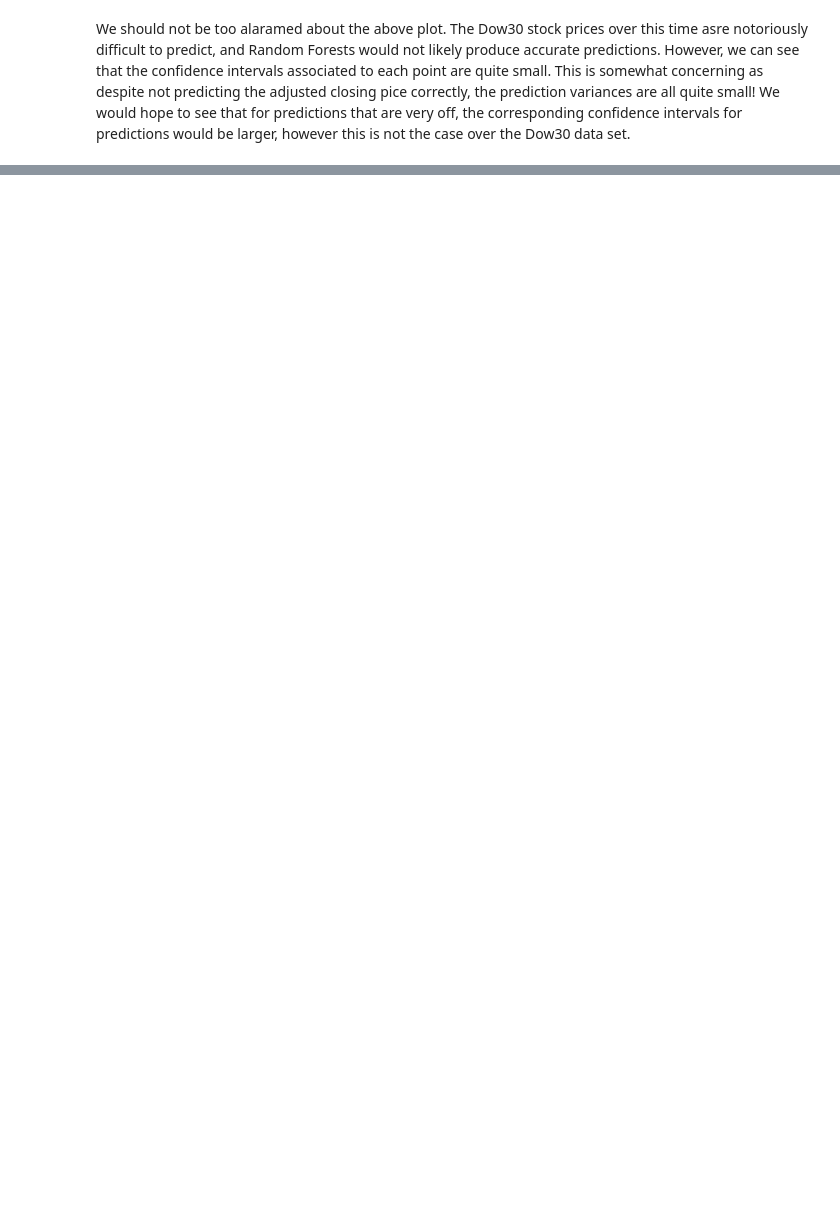
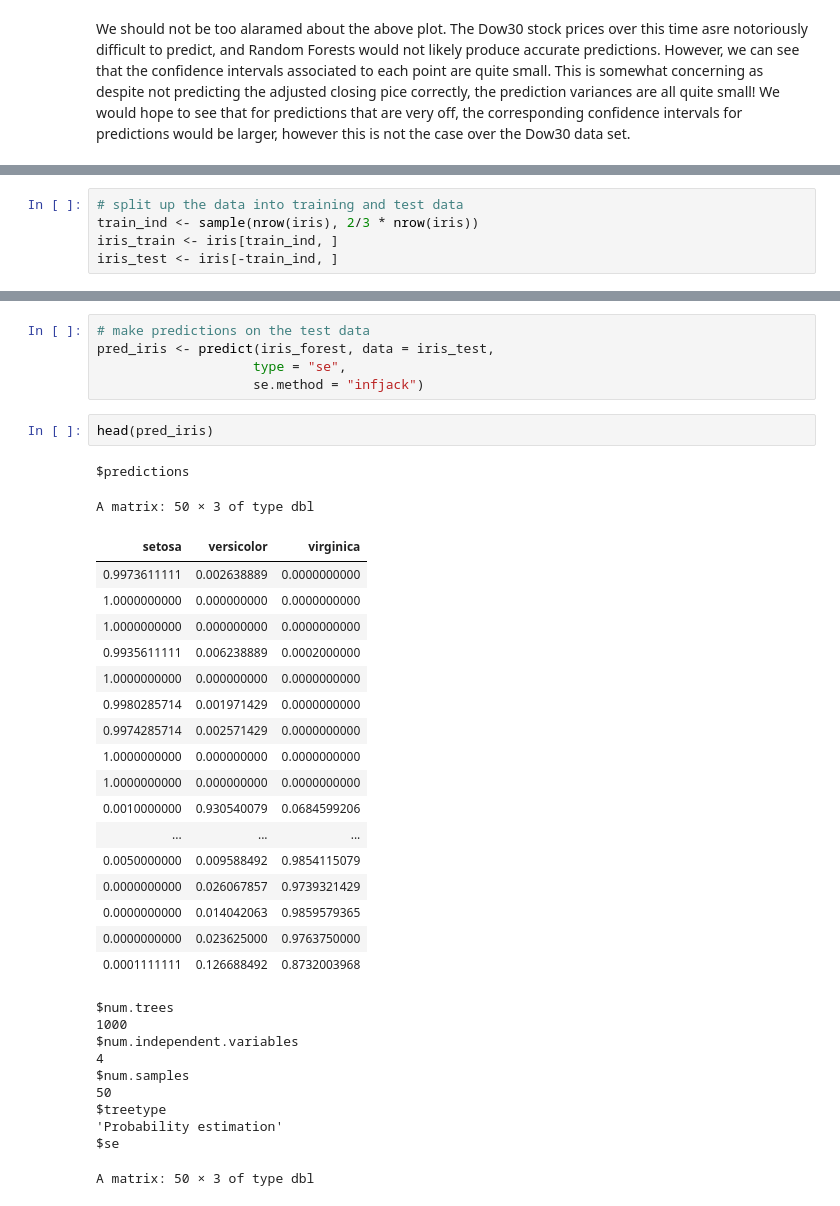
Before and after one commit to lewisblake/CSCI575, a Jupyter notebook: TheoryProject/experiments.ipynb, the cells around one changed output, grey strips where cells are left out. Drawn from its saved outputs; the diff is of its cells as text; blank space fills up the shorter version.

```diff
--- a/TheoryProject/experiments.ipynb
+++ b/TheoryProject/experiments.ipynb
@@ -396,0 +406,5 @@ We should not be too alaramed about the above plot. The Dow30 stock prices over
+# %%
+# split up the data into training and test data
+train_ind <- sample(nrow(iris), 2/3 * nrow(iris))
+iris_train <- iris[train_ind, ]
+iris_test <- iris[-train_ind, ]
@@ -396,0 +420,37 @@ We should not be too alaramed about the above plot. The Dow30 stock prices over
+# %%
+# make predictions on the test data
+pred_iris <- predict(iris_forest, data = iris_test,
+                    type = "se",
+                    se.method = "infjack")
+# %%
+head(pred_iris)
+# %% [output]
+$predictions
+A matrix: 50 × 3 of type dbl
+| setosa | versicolor | virginica |
+| 0.9973611111 | 0.002638889 | 0.0000000000 |
+| 1.0000000000 | 0.000000000 | 0.0000000000 |
+| 1.0000000000 | 0.000000000 | 0.0000000000 |
+| 0.9935611111 | 0.006238889 | 0.0002000000 |
+| 1.0000000000 | 0.000000000 | 0.0000000000 |
+| 0.9980285714 | 0.001971429 | 0.0000000000 |
+| 0.9974285714 | 0.002571429 | 0.0000000000 |
+| 1.0000000000 | 0.000000000 | 0.0000000000 |
+| 1.0000000000 | 0.000000000 | 0.0000000000 |
+| 0.0010000000 | 0.930540079 | 0.0684599206 |
+| ... | ... | ... |
+| 0.0050000000 | 0.009588492 | 0.9854115079 |
+| 0.0000000000 | 0.026067857 | 0.9739321429 |
+| 0.0000000000 | 0.014042063 | 0.9859579365 |
+| 0.0000000000 | 0.023625000 | 0.9763750000 |
+| 0.0001111111 | 0.126688492 | 0.8732003968 |
+$num.trees
+1000
+$num.independent.variables
+4
+$num.samples
+50
+$treetype
+'Probability estimation'
+$se
+A matrix: 50 × 3 of type dbl
```
Also changed, not shown: parts of 17 cells of this notebook.
